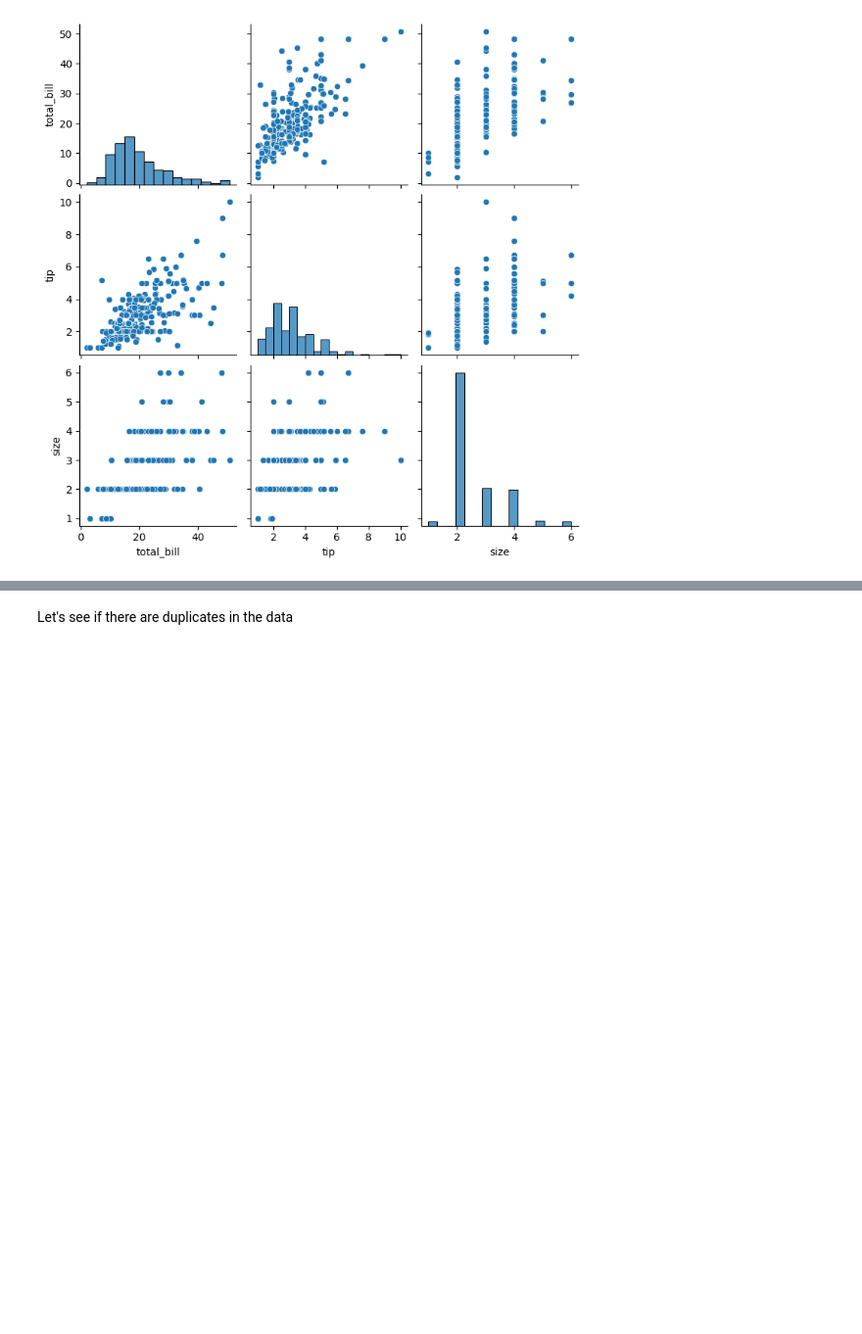
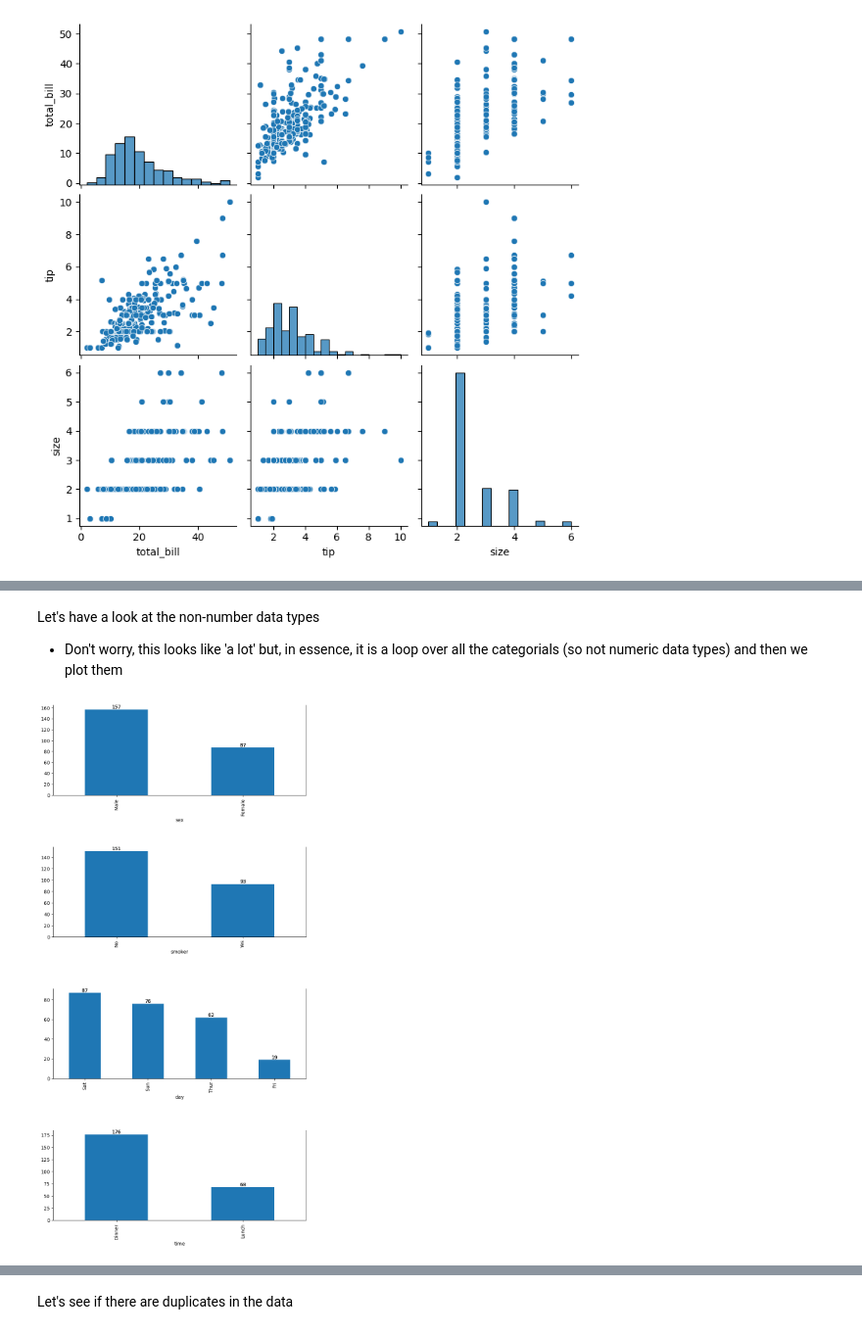
Before and after one commit to UoA-eResearch/ResBaz24Python, a Jupyter notebook: IntroductionToPython.ipynb, the cells around one changed output, grey strips where cells are left out. Shown at 98% size. Drawn from its saved outputs; the diff is of its cells as text; code cells hidden in the pictures; blank space fills up the shorter version.

```diff
--- a/IntroductionToPython.ipynb
+++ b/IntroductionToPython.ipynb
@@ -1011,0 +999,24 @@ sns.pairplot(tips, hue='size')
+# %% [markdown]
+Let's have a look at the non-number data types
+- Don't worry, this looks like 'a lot' but, in essence, it is a loop over all the categorials (so not numeric data types) and then we plot them
+# %%
+# Create a figure with subplots
+fig, axes = plt.subplots(nrows=len(tips.select_dtypes(include='object').columns), ncols=1, figsize=(8, 4 * len(tips.select_dtypes(include='object').columns)))
+
+# Loop over each categorical column and plot
+for ax, column in zip(axes, tips.select_dtypes(include='object').columns):
+    tips[column].value_counts().plot(kind='bar', ax=ax)
+    value_counts = tips[column].value_counts()
+    bars = value_counts.plot(kind='bar', ax=ax)
+
+    # Add value annotations on top of the bars
+    for bar in bars.patches:
+        bars.annotate(f'{bar.get_height()}',
+                      (bar.get_x() + bar.get_width() / 2, bar.get_height()),
+                      ha='center', va='bottom')
+        # Remove the box around the plot
+        ax.spines['top'].set_visible(False)
+plt.tight_layout(h_pad=5.0)
+plt.show()
+# %% [output]
+[figure, added]
```
Also changed, not shown: parts of 35 cells of this notebook, 6 other files.
